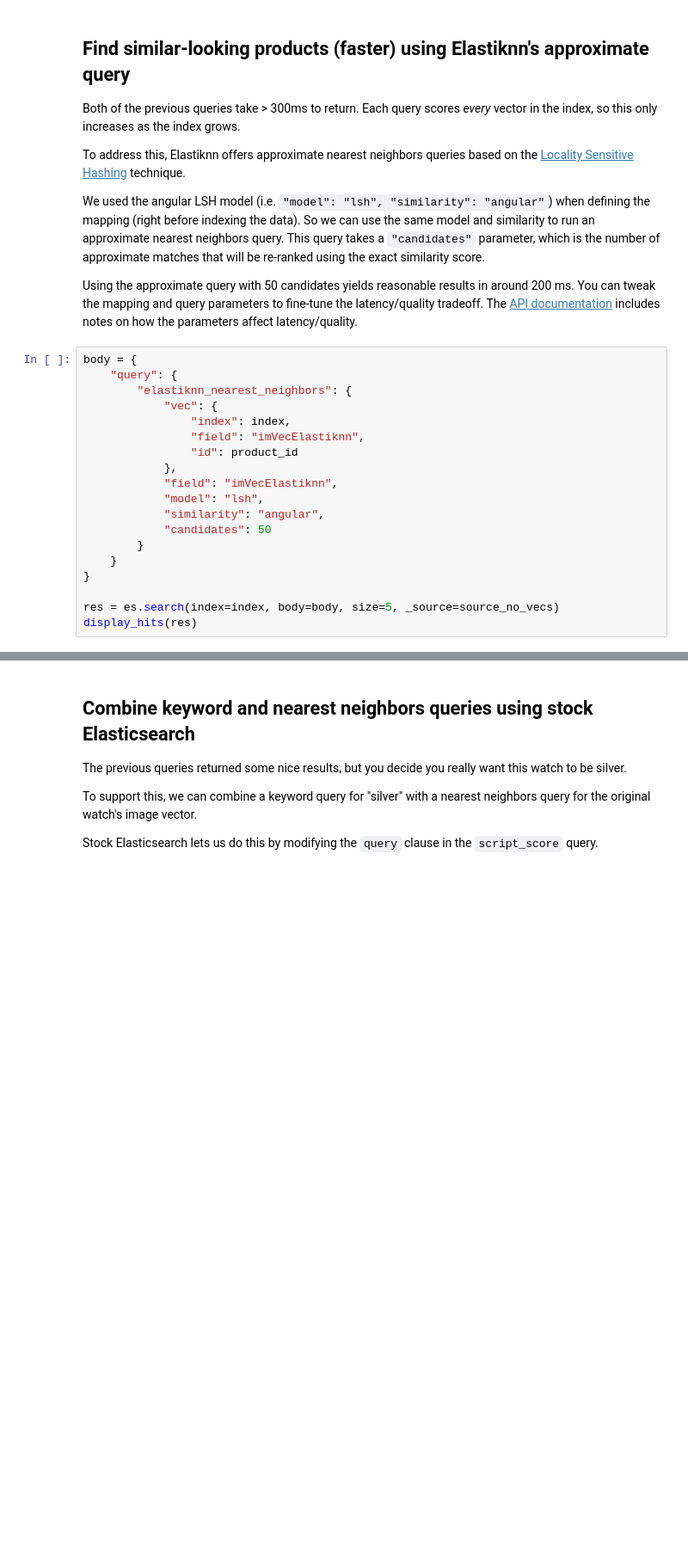
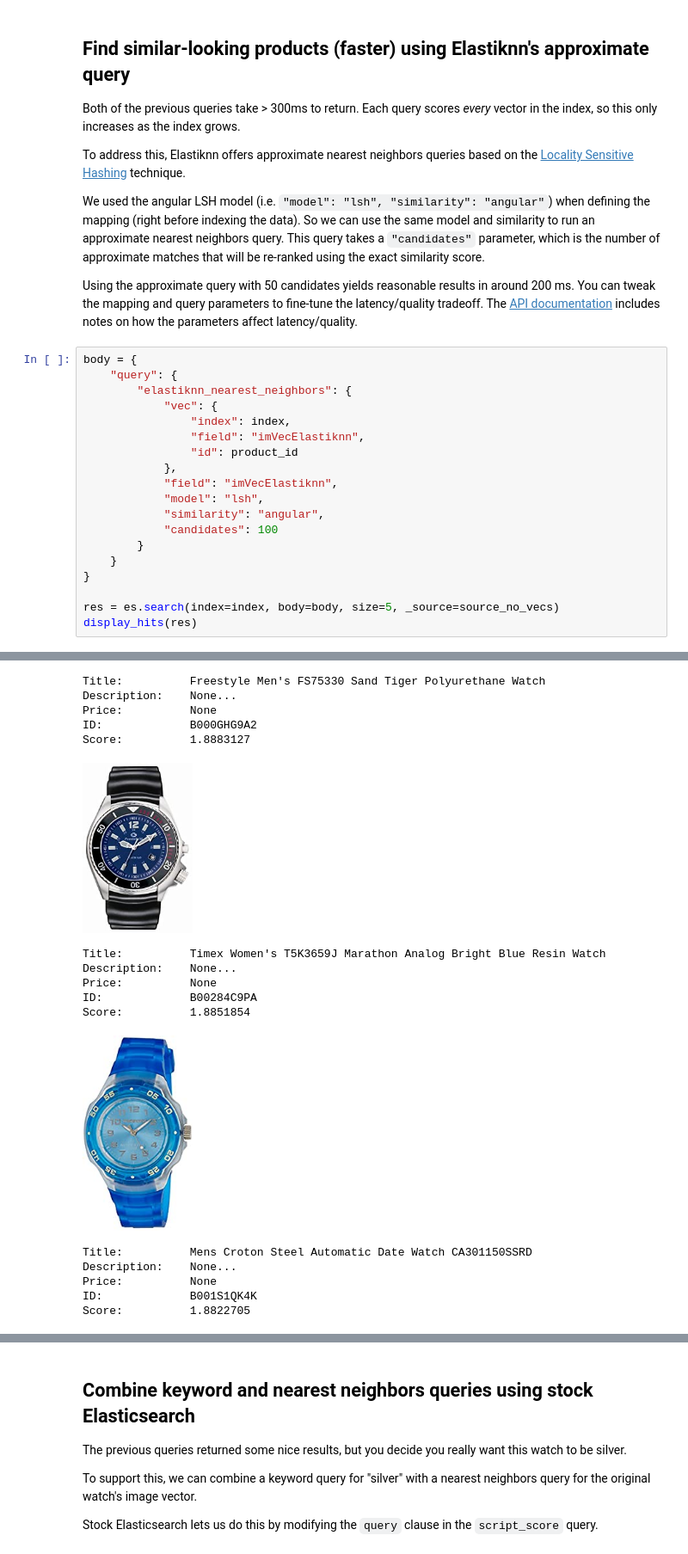
Before and after one commit to alexklibisz/elastiknn, a Jupyter notebook: examples/tutorial-notebooks/amazon-products-multi-modal-search.ipynb, the cells around one changed output, grey strips where cells are left out. Shown at 86% size. Drawn from its saved outputs; the diff is of its cells as text; blank space fills up the shorter version.

```diff
--- a/examples/tutorial-notebooks/amazon-products-multi-modal-search.ipynb
+++ b/examples/tutorial-notebooks/amazon-products-multi-modal-search.ipynb
@@ -476,7 +476,7 @@ body = {
             "field": "imVecElastiknn",
             "model": "lsh",
             "similarity": "angular",
-            "candidates": 50
+            "candidates": 100
         }
     }
 }
@@ -487,0 +501,17 @@ ConnectionError: ConnectionError(<urllib3.connection.HTTPConnection object at 0x
+Title:          Freestyle Men's FS75330 Sand Tiger Polyurethane Watch
+Description:    None...
+Price:          None
+ID:             B000GHG9A2
+Score:          1.8883127
+[figure, added]
+Title:          Timex Women's T5K3659J Marathon Analog Bright Blue Resin Watch
+Description:    None...
+Price:          None
+ID:             B00284C9PA
+Score:          1.8851854
+[figure, added]
+Title:          Mens Croton Steel Automatic Date Watch CA301150SSRD
+Description:    None...
+Price:          None
+ID:             B001S1QK4K
+Score:          1.8822705
```
Also changed, not shown: parts of 3 cells of this notebook, 8 other files.
